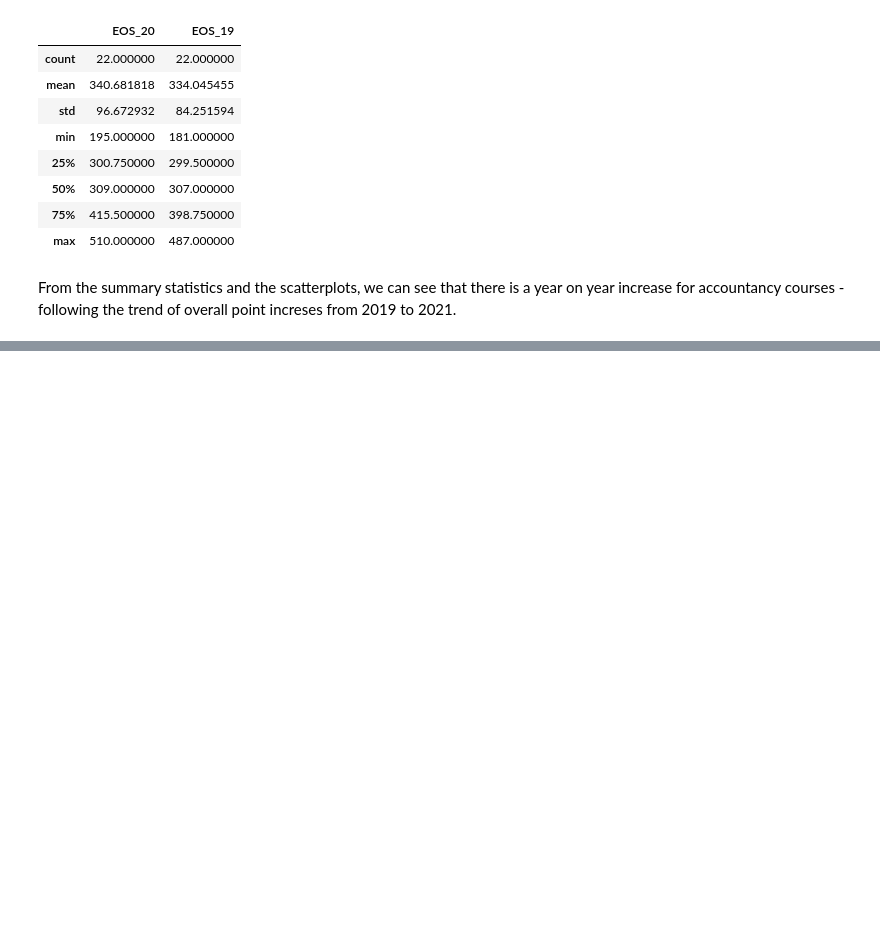
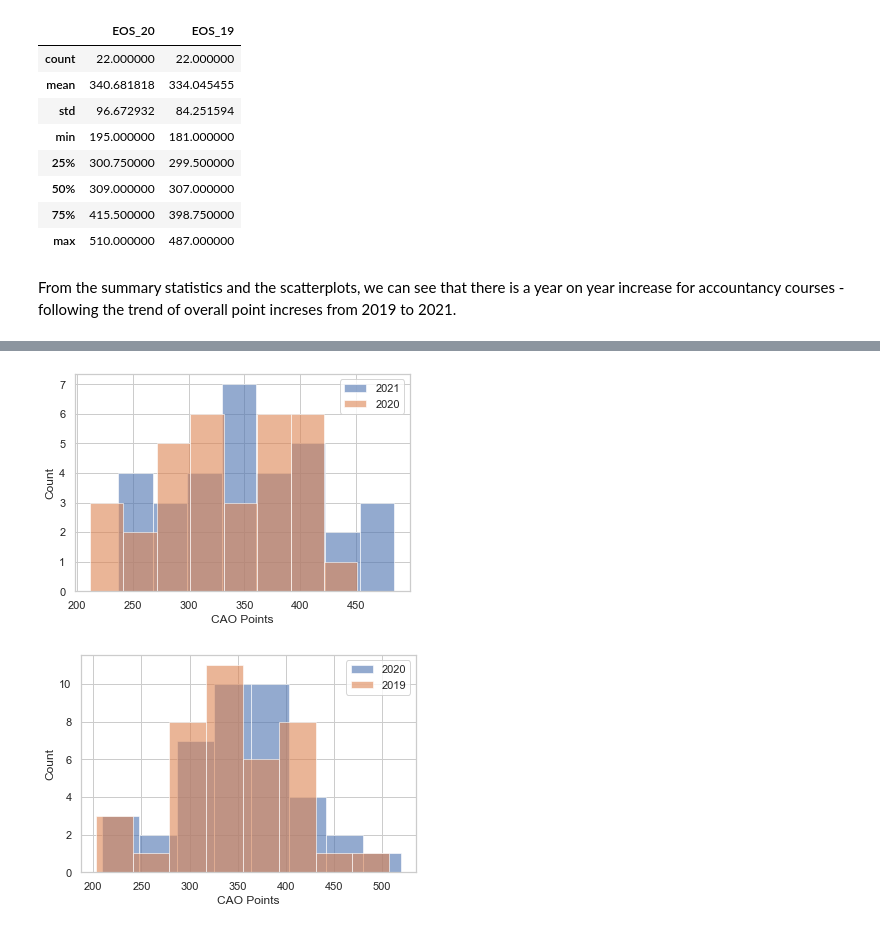
Before and after one commit to BTunney92/FODA---Project, a Jupyter notebook: cao.ipynb, the cells around one changed output, grey strips where cells are left out. Cells and saved outputs as stored; diff of their text form; code cells hidden in the pictures; blank space fills up the shorter version.

Commit message:
More plots, read me and tidy up

```diff
--- a/cao.ipynb
+++ b/cao.ipynb
@@ -252,0 +262,7 @@ From the summary statistics and the scatterplots, we can see that there is a yea
+# %%
+#Filtering both merged datasets for ''Accounting''
+data_arts_21_20 = data21_20[data21_20["Title"].str.contains("Arts")]
+
+data_arts_20_19 = data20_19[data20_19["Title"].str.contains("Arts")]
+
+data_arts_21_20.describe()
@@ -252,0 +279,18 @@ From the summary statistics and the scatterplots, we can see that there is a yea
+# %%
+plt.hist(data=data_arts_21_20, x = 'Points_21', bins = 8, alpha = 0.6, label = "2021")
+plt.hist(data=data_arts_21_20, x = 'Points_20', bins =8, alpha = 0.6, label = '2020')
+plt.legend()
+plt.ylabel("Count")
+plt.xlabel("CAO Points")
+plt.show()
+
+
+plt.hist(data=data_arts_20_19, x = 'EOS_20', bins = 8, alpha = 0.6, label = "2020")
+plt.hist(data=data_arts_20_19, x = 'EOS_19', bins =8, alpha = 0.6, label = '2019')
+plt.legend()
+plt.ylabel("Count")
+plt.xlabel("CAO Points")
+plt.show()
+# %% [output]
+[figure, added]
+[figure, added]
```
Also changed, not shown: parts of 7 cells of this notebook, 6 other files.
